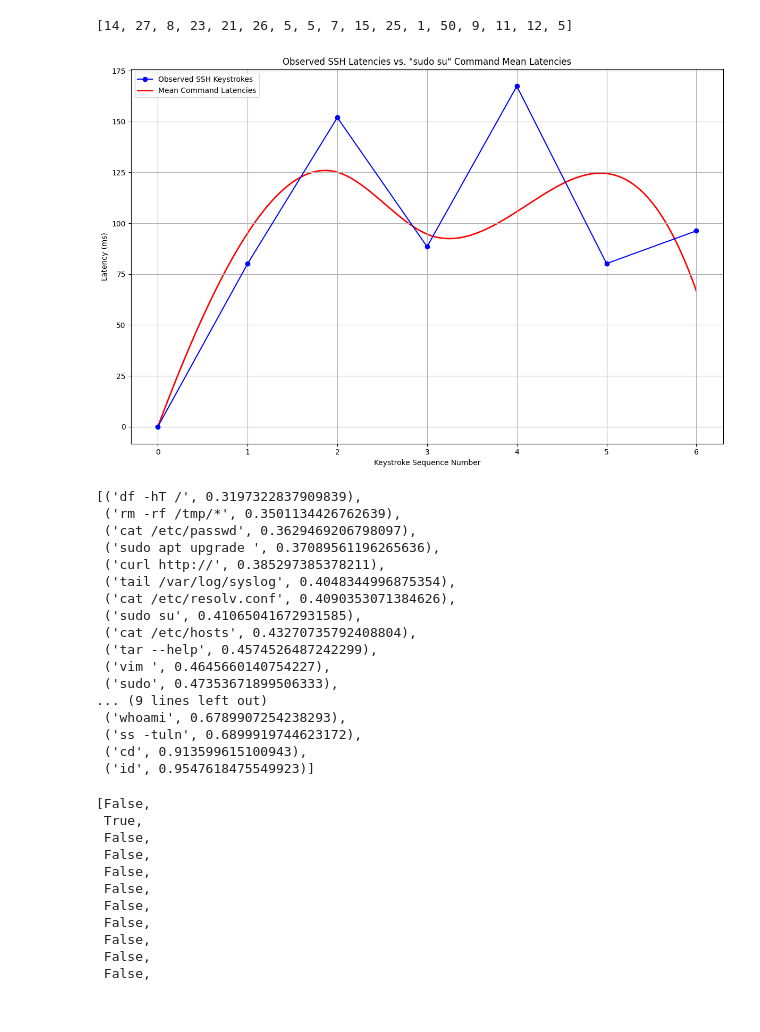
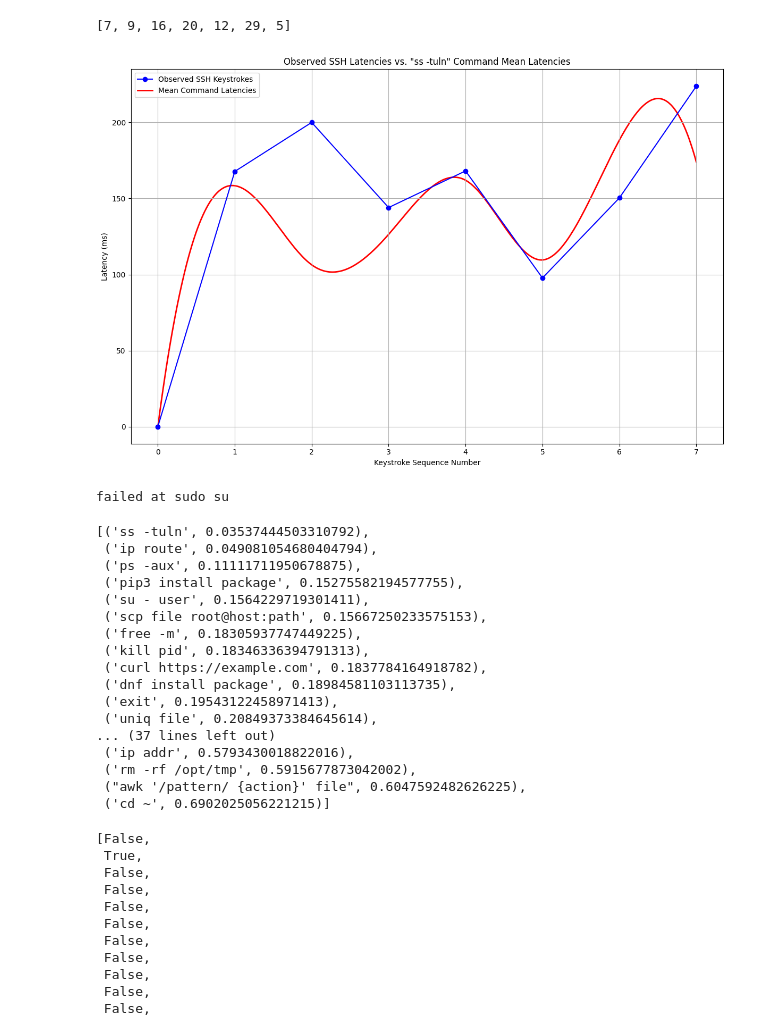
Before and after one commit to CrzPhil/SSHniff, a Jupyter notebook: analysis/shellbust.ipynb, the cells around one changed output. Saved outputs shown, nothing was run; the diff lists cells and outputs as text; code cells hidden in the pictures.

```diff
--- a/analysis/shellbust.ipynb
+++ b/analysis/shellbust.ipynb
@@ -406,4 +462,4 @@ for key in cmds2.keys():
     else:
         cmds[key] = cmds2[key]
 # %%
-ssh = load_ssh_session("./sshniff_output/capture_2_ssh_session.json")
+ssh = load_ssh_session("./sshniff_output/capture_1_ssh_session.json")
@@ -410,12 +505,12 @@ ssh = load_ssh_session("./sshniff_output/capture_2_ssh_session.json")
 # %%
 [len(i) for i in ssh]
 # %% [output]
-[14, 27, 8, 23, 21, 26, 5, 5, 7, 15, 25, 1, 50, 9, 11, 12, 5]
+[7, 9, 16, 20, 12, 29, 5]
 # %%
-command = 'sudo su'
-plot_ssh_vs_command(ssh[2], get_mean_latencies(command, cmds[command]), command)
+command = 'ss -tuln'
+plot_ssh_vs_command(ssh[1], get_mean_latencies(command, cmds[command]), command)
 # %% [output]
-[figure, old version]
+[figure, new version]
 # %%
 # Remove RETURN from intercept- seems better for matching to commands
 # Probably because of the "pause", double-checking a command before running it.
@@ -426,25 +521,26 @@ try:
 except:
     pass
 # %%
-find_best_match(ssh[2], cmds)
+find_best_match(ssh[-1], cmds)
 # %% [output]
-[('df -hT /', 0.3197322837909839),
- ('rm -rf /tmp/*', 0.3501134426762639),
- ('cat /etc/passwd', 0.3629469206798097),
- ('sudo apt upgrade ', 0.37089561196265636),
- ('curl http://', 0.385297385378211),
- ('tail /var/log/syslog', 0.4048344996875354),
- ('cat /etc/resolv.conf', 0.4090353071384626),
- ('sudo su', 0.41065041672931585),
- ('cat /etc/hosts', 0.43270735792408804),
- ('tar --help', 0.4574526487242299),
- ('vim ', 0.4645660140754227),
- ('sudo', 0.47353671899506333),
-... (9 lines left out)
- ('whoami', 0.6789907254238293),
- ('ss -tuln', 0.6899919744623172),
- ('cd', 0.913599615100943),
- ('id', 0.9547618475549923)]
+failed at sudo su
+[('ss -tuln', 0.03537444503310792),
+ ('ip route', 0.049081054680404794),
+ ('ps -aux', 0.11111711950678875),
+ ('pip3 install package', 0.15275582194577755),
+ ('su - user', 0.1564229719301411),
+ ('scp file root@host:path', 0.15667250233575153),
+ ('free -m', 0.18305937747449225),
+ ('kill pid', 0.18346336394791313),
+ ('curl https://example.com', 0.1837784164918782),
+ ('dnf install package', 0.18984581103113735),
+ ('exit', 0.19543122458971413),
+ ('uniq file', 0.20849373384645614),
+... (37 lines left out)
+ ('ip addr', 0.5793430018822016),
+ ('rm -rf /opt/tmp', 0.5915677873042002),
+ ("awk '/pattern/ {action}' file", 0.6047592482626225),
+ ('cd ~', 0.6902025056221215)]
 # %%
 [is_it_sudo(ssh[i], cmds) for i in range(len(ssh))]
 # %% [output]
```
Also changed, not shown: parts of 6 cells of this notebook, 2 other files.
